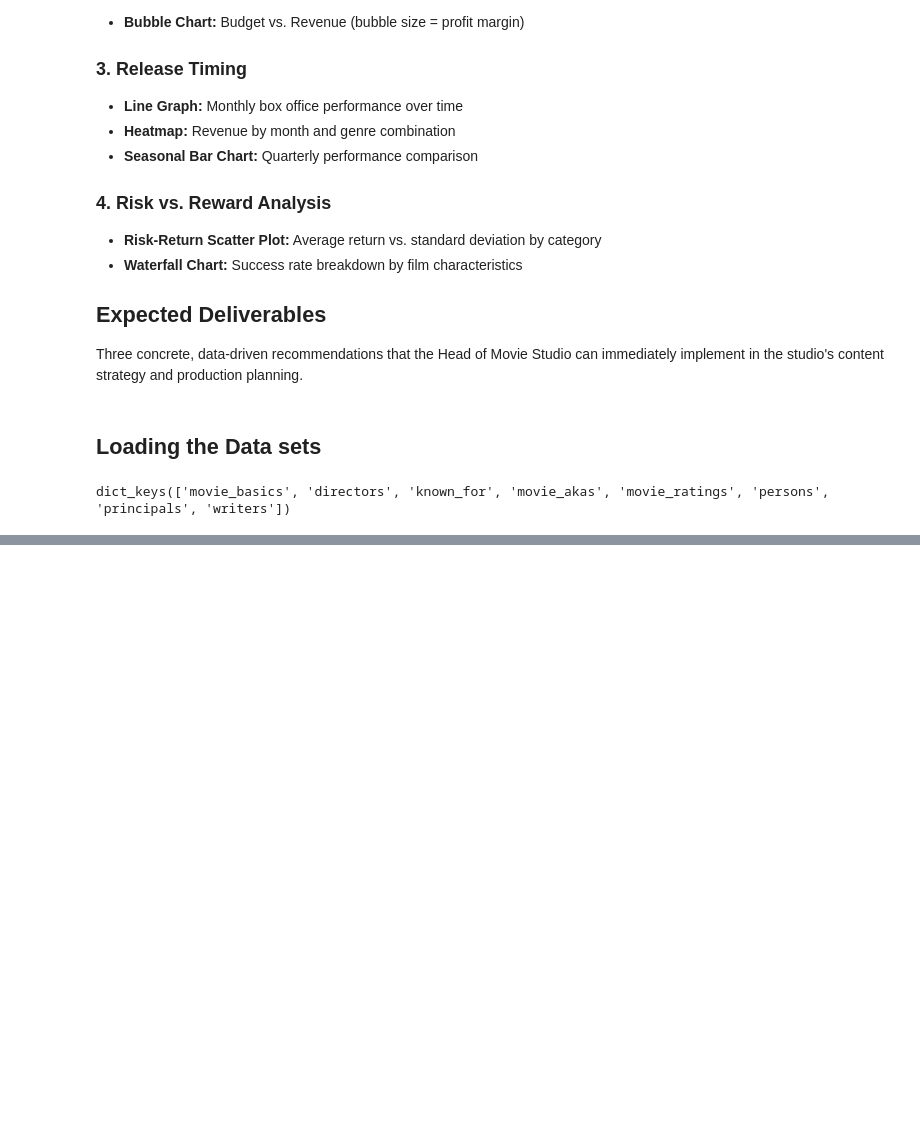
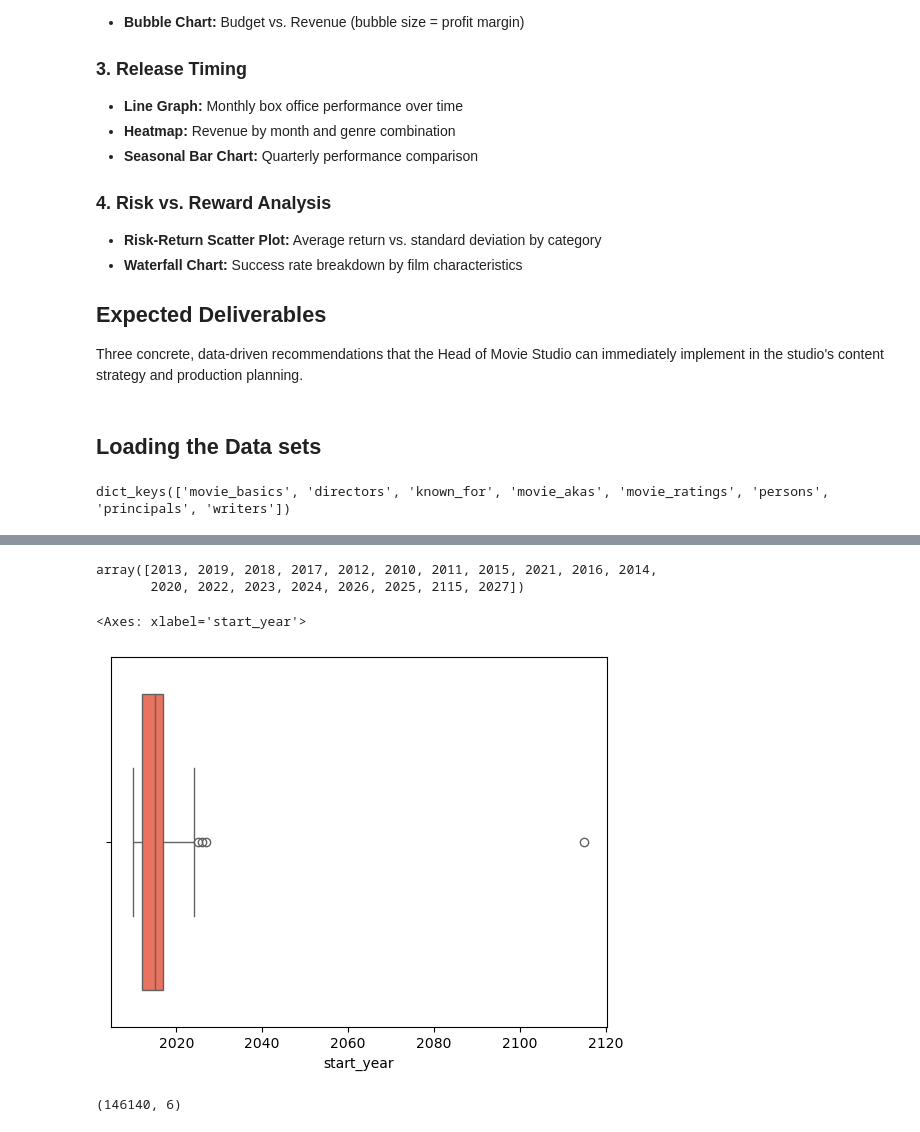
Before and after one commit to Arasirwa/stunning-computing-machine, a Jupyter notebook: notebooks/exploratory.ipynb, the cells around one changed output, grey strips where cells are left out. Cells and saved outputs as stored; diff of their text form; code cells hidden in the pictures; blank space fills up the shorter version.

```diff
--- a/notebooks/exploratory.ipynb
+++ b/notebooks/exploratory.ipynb
@@ -124,0 +127,7 @@ tn_budget = pd.read_csv("../Data/tn.movie_budgets.csv")
+# %%
+movie_basics = imdb_tables['movie_basics']
+movie_basics.shape
+movie_basics.head()
+movie_basics.info()
+movie_basics.describe()
+print(movie_basics.isna().sum())
@@ -124,0 +155,10 @@ tn_budget = pd.read_csv("../Data/tn.movie_budgets.csv")
+# %%
+movie_basics_cp = movie_basics.copy(deep=True)
+
+movie_basics_cp['original_title'] = movie_basics_cp['original_title'].fillna('Unknown')
+
+movie_basics_median = movie_basics_cp['runtime_minutes'].median()
+
+movie_basics_cp['runtime_minutes'] = movie_basics_cp['runtime_minutes'].fillna(movie_basics_median)
+
+movie_basics_cp['genres'] = movie_basics_cp['genres'].fillna("Unknown")
@@ -124,0 +177,15 @@ tn_budget = pd.read_csv("../Data/tn.movie_budgets.csv")
+# %%
+movie_basics_cp['start_year'].unique()
+# %% [output]
+array([2013, 2019, 2018, 2017, 2012, 2010, 2011, 2015, 2021, 2016, 2014,
+       2020, 2022, 2023, 2024, 2026, 2025, 2115, 2027])
+# %%
+sns.boxplot(x= movie_basics_cp['start_year'], color='tomato')
+# %% [output]
+<Axes: xlabel='start_year'>
+[figure, added]
+# %%
+movie_basics_cp = movie_basics_cp[movie_basics_cp['start_year'] < 2025]
+movie_basics_cp.shape
+# %% [output]
+(146140, 6)
```
Also changed, not shown: parts of 9 cells of this notebook.
